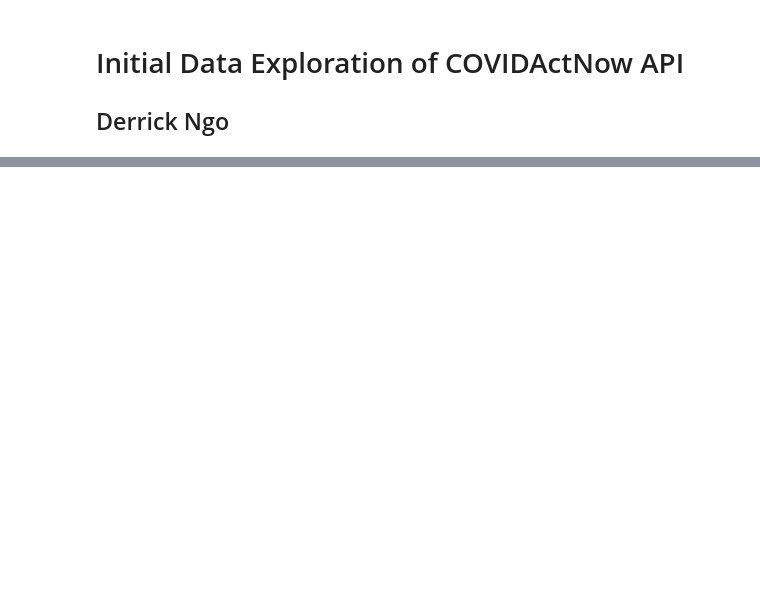
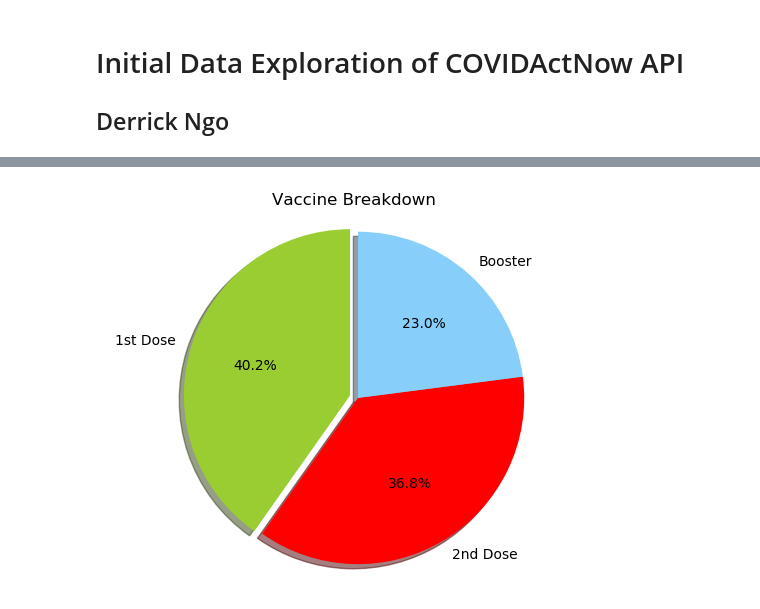
Before and after one commit to xCandy13/bootcamp-project1-healthcare, a Jupyter notebook: initialdata.ipynb, the cells around one changed output, grey strips where cells are left out. Cells and saved outputs as stored; diff of their text form; code cells hidden in the pictures; blank space fills up the shorter version.

```diff
--- a/initialdata.ipynb
+++ b/initialdata.ipynb
@@ -85,0 +181,14 @@ states_df2.to_csv('StatesCleaned.csv')
+# %%
+# VACCINE PIE
+vaccines = ["1st Dose", "2nd Dose", "Booster"]
+actuals = [4410896, 4040479, 2517728]
+colors = ["yellowgreen", "red", "lightskyblue"]
+explode = (0.05, 0, 0)
+# %%
+plt.title("Vaccine Breakdown")
+plt.pie(actuals, explode=explode, labels=vaccines, colors=colors,
+        autopct="%1.1f%%", shadow=True, startangle=90)
+plt.axis("equal")
+plt.show()
+# %% [output]
+[figure, added]
```
Also changed, not shown: parts of 12 cells of this notebook, 3 other files.
